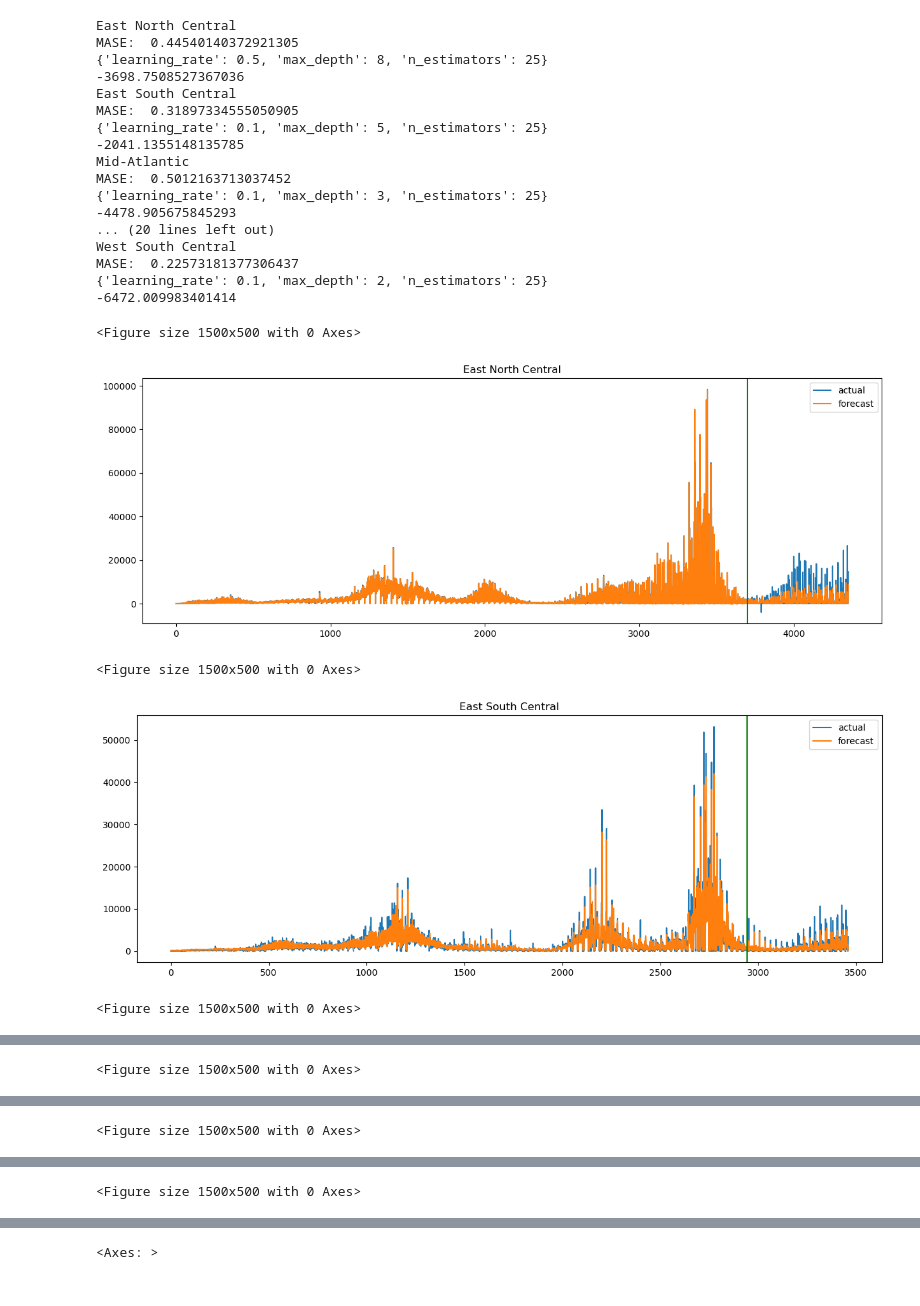
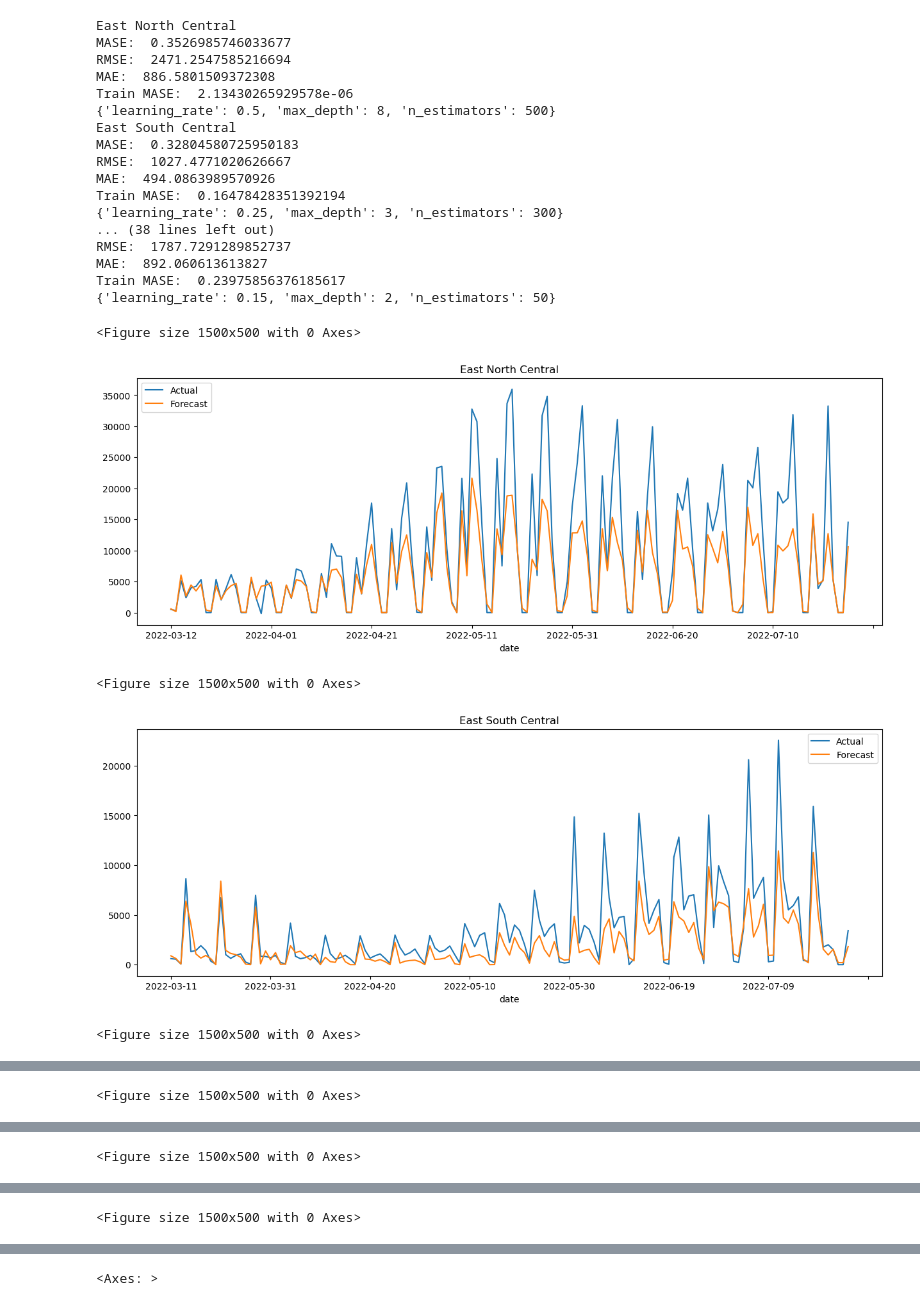
Before and after one commit to benmagevney/Stat390-Project, a Jupyter notebook: model_building_ryan/xgboost.ipynb, the cells around one changed output, grey strips where cells are left out. Drawn from its saved outputs; the diff is of its cells as text; code cells hidden in the pictures.

Commit message:
updating with metrics and plots updated

```diff
--- a/model_building_ryan/xgboost.ipynb
+++ b/model_building_ryan/xgboost.ipynb
@@ -62,6 +28,8 @@ param_grid = {'n_estimators': [25, 50, 100, 300, 500],
               'learning_rate': [0.1, 0.15, 0.25, 0.3, 0.5],
               'max_depth': [2, 3, 5, 8]}
               # 'subsample': [0.5, 0.75, 1.0]}
+predlist = dict()
+paramlist = dict()
 from sklearn.metrics import make_scorer
 mas_error = make_scorer(mean_absolute_scaled_error)
 for data in [enc, esc, midatl, mount, ne, pac, satl, wnc, wsc]:
@@ -70,62 +38,68 @@ for data in [enc, esc, midatl, mount, ne, pac, satl, wnc, wsc]:
     df = data.drop(columns = ['region', 'location_key'])
     # df['new_confirmed'] = df['new_confirmed'].replace(0, np.nan)
     # df['log_target'] = np.log(df.new_confirmed)
     # df.dropna(inplace = True)
     # df.drop(columns = ['new_confirmed'], inplace = True)
     model = xgb.XGBRegressor()
     y = df.new_confirmed
     X = df.drop(columns = ['new_confirmed'])
     size = round(data.shape[0]*0.15)
-    Xtrain = X.iloc[:-size]
-    Xtest = X.iloc[-size:]
-    ytrain = y.iloc[:-size]
-    ytest = y.iloc[-size:]
     model.fit(X, y)
     stats = pd.DataFrame({'importance': model.feature_importances_}, index=X.columns)
     stats = stats.sort_values('importance', ascending=False)
     preds = stats[:10].index.tolist()
     X = df[preds]
-    estimator = xgb.XGBRegressor()
-    gscv = GridSearchCV(estimator = estimator,
+    predlist[data.region.unique()[0]] = preds
+    Xtrain = X.iloc[:-size]
+    Xtest = X.iloc[-size:]
+    ytrain = y.iloc[:-size]
+    ytest = y.iloc[-size:]
+    est = xgb.XGBRegressor()
+    grid_result = GridSearchCV(estimator = est,
                         param_grid = param_grid,
                         cv = 5,
-                        scoring = 'neg_root_mean_squared_error', verbose = 0, n_jobs = -1)
-    grid_result = gscv.fit(Xtrain, ytrain)
+                        scoring = 'neg_root_mean_squared_error').fit(Xtrain, ytrain)
     model = xgb.XGBRegressor(n_estimators = grid_result.best_params_['n_estimators'],
                              learning_rate = grid_result.best_params_['learning_rate'],
                              max_depth = grid_result.best_params_['max_depth']).fit(Xtrain, ytrain)
     train_pred = model.predict(Xtrain)
     test_pred = model.predict(Xtest)
     test_pred = np.array([max(0, x) for x in test_pred])
     plt.figure(figsize = (15,5))
-    pd.concat([pd.concat([ytrain, ytest]).reset_index().new_confirmed,
-           pd.DataFrame(np.concatenate((train_pred, test_pred)))[0]], axis = 1).plot(figsize = (15,5))
-    plt.legend(['actual', 'forecast'])
-    plt.axvline(x = len(ytrain), color = 'green')
+#     pd.concat([pd.concat([ytrain, ytest]).reset_index().new_confirmed,
+#            pd.DataFrame(np.concatenate((train_pred, test_pred)))[0]], axis = 1).plot(figsize = (15,5))
+    # plt.plot(ytest.reset_index().drop(columns = 'date'))
+    # plt.plot(test_pred)
+    pd.DataFrame({'Actual': ytest, 'Forecast': test_pred}).groupby('date').sum().plot(figsize = (15,5))
+    # plt.legend(['actual', 'forecast'])
+#     plt.axvline(x = len(ytrain), color = 'green')
     plt.title(data.region.unique()[0])
     print('MASE: ', mean_absolute_scaled_error(ytest, test_pred, y_train = ytrain))
+    print('RMSE: ', mean_squared_error(ytest, test_pred, squared = False))
+    print('MAE: ', mean_absolute_error(ytest, test_pred))
+    print('Train MASE: ', mean_absolute_scaled_error(ytrain, train_pred, y_train = ytrain))
+    paramlist[data.region.unique()[0]] = grid_result.best_params_
     print(grid_result.best_params_)
-    print(grid_result.best_score_)
 # %% [output]
 East North Central
-MASE:  0.44540140372921305
-{'learning_rate': 0.5, 'max_depth': 8, 'n_estimators': 25}
--3698.7508527367036
+MASE:  0.3526985746033677
+RMSE:  2471.2547585216694
+MAE:  886.5801509372308
+Train MASE:  2.13430265929578e-06
+{'learning_rate': 0.5, 'max_depth': 8, 'n_estimators': 500}
 East South Central
-MASE:  0.31897334555050905
-{'learning_rate': 0.1, 'max_depth': 5, 'n_estimators': 25}
--2041.1355148135785
-Mid-Atlantic
-MASE:  0.5012163713037452
-{'learning_rate': 0.1, 'max_depth': 3, 'n_estimators': 25}
--4478.905675845293
-... (20 lines left out)
-West South Central
-MASE:  0.22573181377306437
-{'learning_rate': 0.1, 'max_depth': 2, 'n_estimators': 25}
--6472.009983401414
+MASE:  0.32804580725950183
+RMSE:  1027.4771020626667
+MAE:  494.0863989570926
+Train MASE:  0.16478428351392194
+{'learning_rate': 0.25, 'max_depth': 3, 'n_estimators': 300}
+... (38 lines left out)
+RMSE:  1787.7291289852737
+MAE:  892.060613613827
+Train MASE:  0.23975856376185617
+{'learning_rate': 0.15, 'max_depth': 2, 'n_estimators': 50}
 <Figure size 1500x500 with 0 Axes>
-[figure, old version]
+[figure, new version]
 <Figure size 1500x500 with 0 Axes>
-[figure, old version]
+[figure, new version]
 <Figure size 1500x500 with 0 Axes>
```
Also changed, not shown: parts of 11 cells of this notebook, 5 other files.
